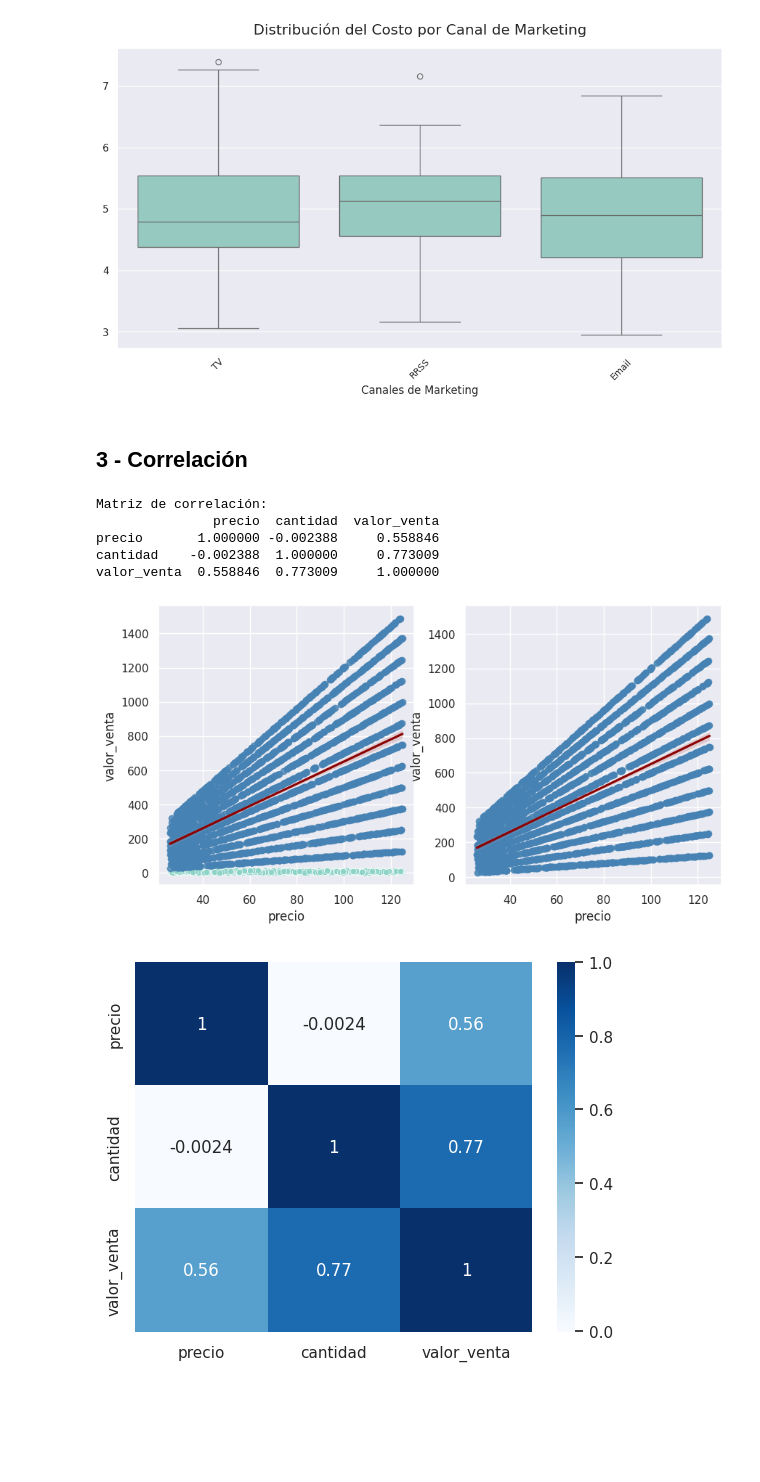
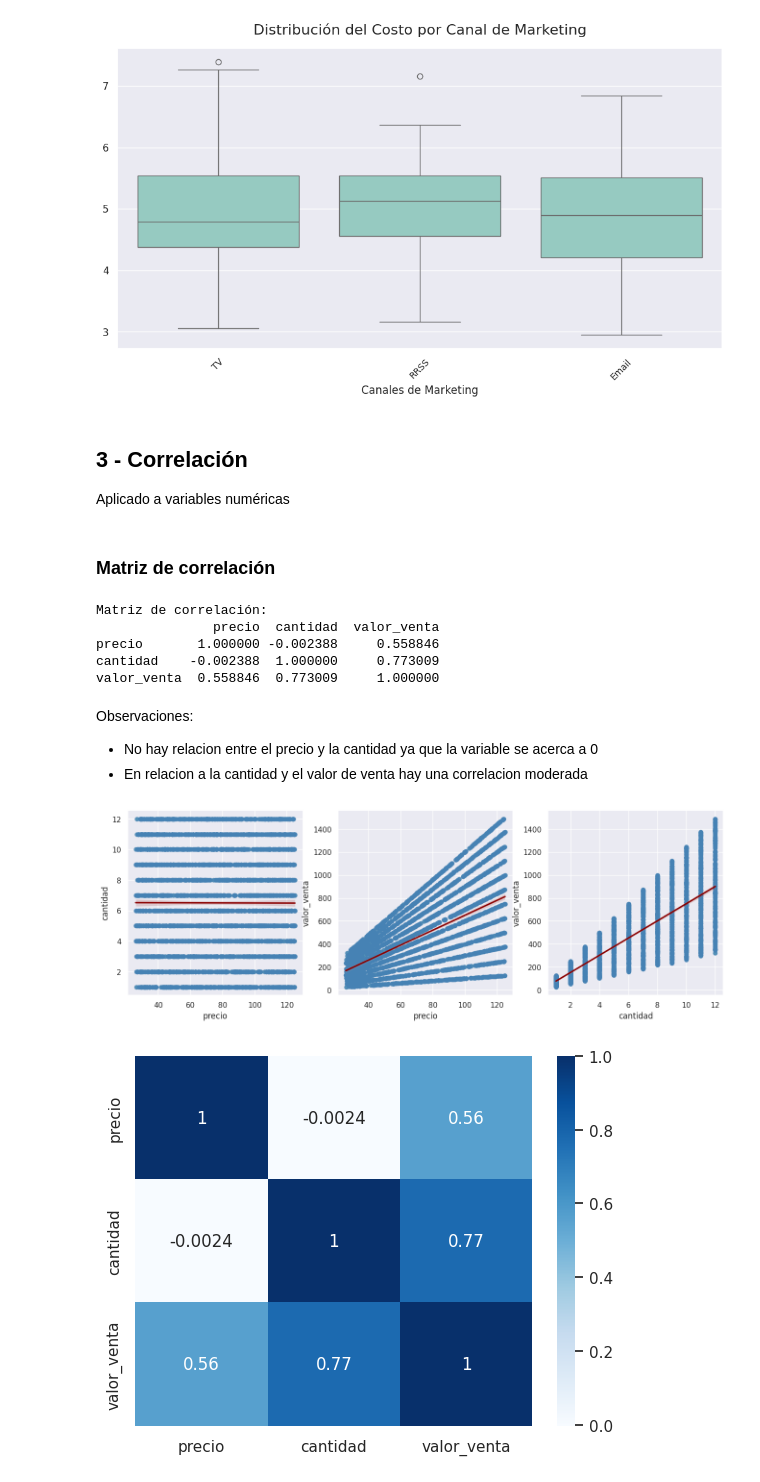
Before and after one commit to marianovanini/TT-2C2025-Data-Analitycs-Notebooks, a Jupyter notebook: Entrega final/Entrega final.ipynb, the cells around one changed output. Drawn from its saved outputs; the diff is of its cells as text; code cells hidden in the pictures; blank space fills up the shorter version.

```diff
--- a/Entrega final/Entrega final.ipynb
+++ b/Entrega final/Entrega final.ipynb
@@ -1267,6 +1270,10 @@ plt.show()
 [figure]
 # %% [markdown]
 ## 3 - Correlación
+
+Aplicado a variables numéricas
+# %% [markdown]
+### Matriz de correlación
 # %%
 # Primero calculamos la matríz de correlación usando las variables numéricas
 correlacion = df_ventas[['precio', 'cantidad', 'valor_venta']].corr() #.corr() calcula la matriz de correlacion
@@ -1278,37 +1285,50 @@ Matriz de correlación:
 precio       1.000000 -0.002388     0.558846
 cantidad    -0.002388  1.000000     0.773009
 valor_venta  0.558846  0.773009     1.000000
+# %% [markdown]
+Observaciones:
+* No hay relacion entre el precio y la cantidad ya que la variable se acerca a 0
+* En relacion a la cantidad y el valor de venta hay una correlacion moderada
 # %%
 # Representamos las variables en un scatterplot o gráfico de dispersión
-# Y agregamos una línea de tendencia
+#agregamos una línea de tendencia
 
-plt.figure(figsize=(10,5))
-plt.subplot(1,2,1)
+plt.figure(figsize=(16,5))
+plt.subplot(1,3,1)
 sns.scatterplot(data=df_ventas, x="precio", y="cantidad")
-
-# agrega una linea de regresion
+# agregamos una linea de regresion
 sns.regplot(
     data=df_ventas,
     x="precio",
-    y="valor_venta",
+    y="cantidad",
     color="steelblue",
     line_kws={"color": "darkred", "label": "Recta de regresión"}
 )
 
-plt.subplot(1,2,2)
+plt.subplot(1,3,2)
 sns.scatterplot(data=df_ventas, x="precio", y="valor_venta")
 sns.regplot(
     data=df_ventas,
     x="precio",
     y="valor_venta",
     color="steelblue",
     line_kws={"color": "darkred", "label": "Recta de regresión"}
 )
 
+plt.subplot(1,3,3)
+sns.scatterplot(data=df_ventas, x="cantidad", y="valor_venta")
+sns.regplot(
+    data=df_ventas,
+    x="cantidad",
+    y="valor_venta",
+    color="steelblue",
+    line_kws={"color": "darkred", "label": "Recta de regresión"}
+)
+
 
 plt.show()
 # %% [output]
-[figure, old version]
+[figure, new version]
 # %%
 # Creamos un mapa de calor para representar la matríz de correlación
 sns.heatmap(correlacion, annot=True, cmap="Blues") # cmap = Blues, Greens, rocket
```
Also changed, not shown: parts of 23 cells of this notebook.
